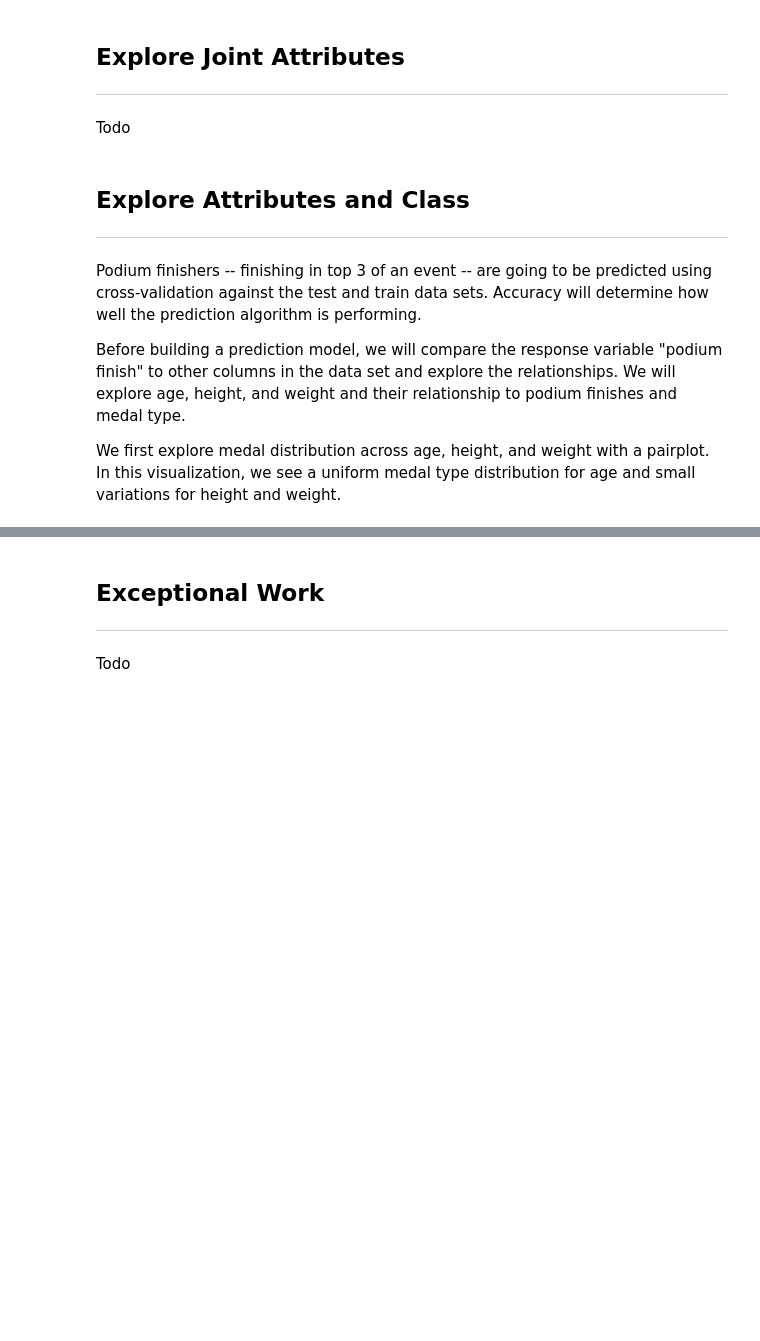
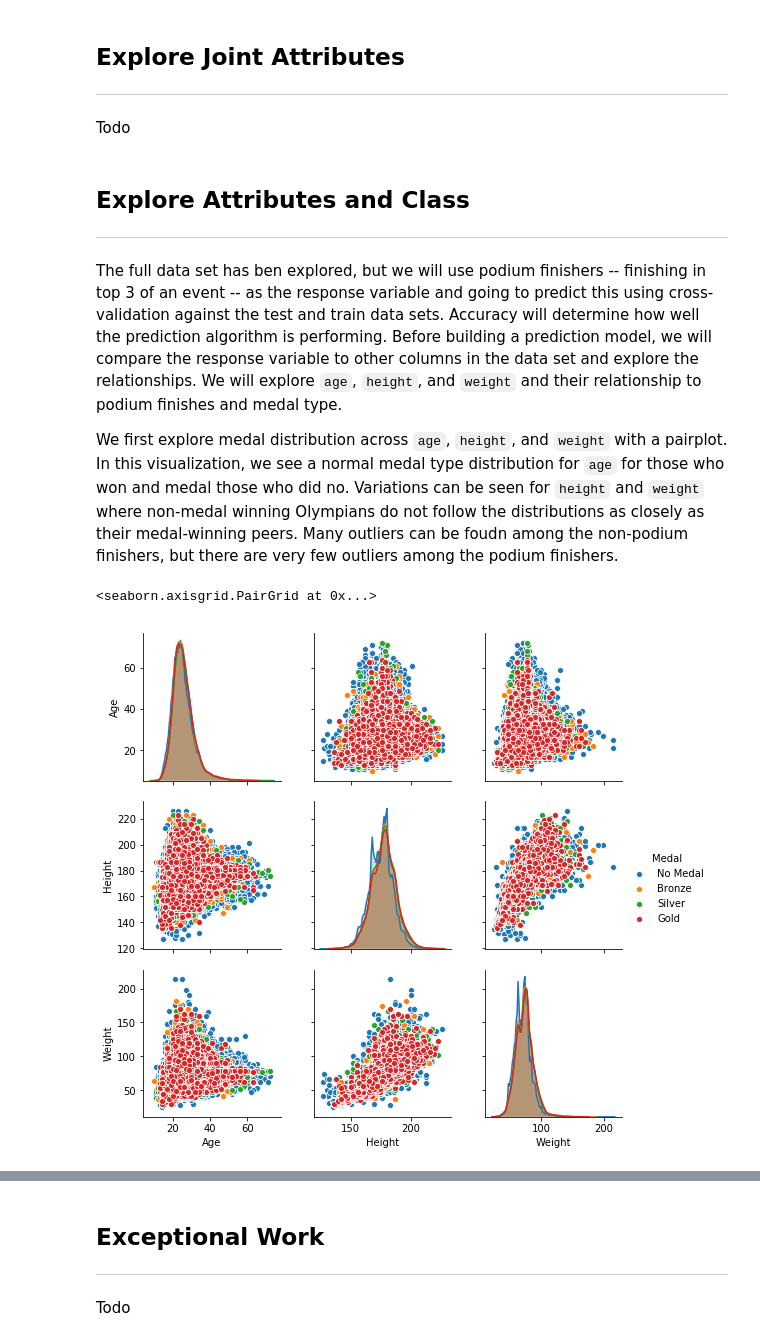
Before and after one commit to i4a/olympics, a Jupyter notebook: LabAssignmentOne.ipynb, the cells around one changed output, grey strips where cells are left out. Saved outputs shown, nothing was run; the diff lists cells and outputs as text; code cells hidden in the pictures; blank space fills up the shorter version.

```diff
--- a/LabAssignmentOne.ipynb
+++ b/LabAssignmentOne.ipynb
@@ -62,11 +62,12 @@ Todo
 # %% [markdown]
 ## Explore Attributes and Class
 ---
-Podium finishers -- finishing in top 3 of an event -- are going to be predicted using cross-validation against the test and train data sets. Accuracy will determine how well the prediction algorithm is performing.
+The full data set has ben explored, but we will use podium finishers -- finishing in top 3 of an event -- as the response variable and going to predict this using cross-validation against the test and train data sets. Accuracy will determine how well the prediction algorithm is performing. Before building a prediction model, we will compare the response variable to other columns in the data set and explore the relationships. We will explore `age`, `height`, and `weight` and their relationship to podium finishes and medal type.
 
-Before building a prediction model, we will compare the response variable "podium finish" to other columns in the data set and explore the relationships. We will explore age, height, and weight and their relationship to podium finishes and medal type.
-
-We first explore medal distribution across age, height, and weight with a pairplot. In this visualization, we see a uniform medal type distribution for age and small variations for height and weight.
+We first explore medal distribution across `age`, `height`, and `weight` with a pairplot. In this visualization, we see a normal medal type distribution for `age` for those who won and medal those who did no. Variations can be seen for `height` and `weight` where non-medal winning Olympians do not follow the distributions as closely as their medal-winning peers. Many outliers can be foudn among the non-podium finishers, but there are very few outliers among the podium finishers.
 # %%
-##sns.pairplot(df, vars=['Age', 'Height', 'Weight'], hue='Medal', height=2.5)
+sns.pairplot(df, vars=['BMI', 'Height', 'Weight'], hue='Medal', height=2.5)
+# %% [output]
+<seaborn.axisgrid.PairGrid at 0x...>
+[figure, added]
 # %% [markdown]
```
Also changed, not shown: parts of 16 cells of this notebook, 2 other files.
